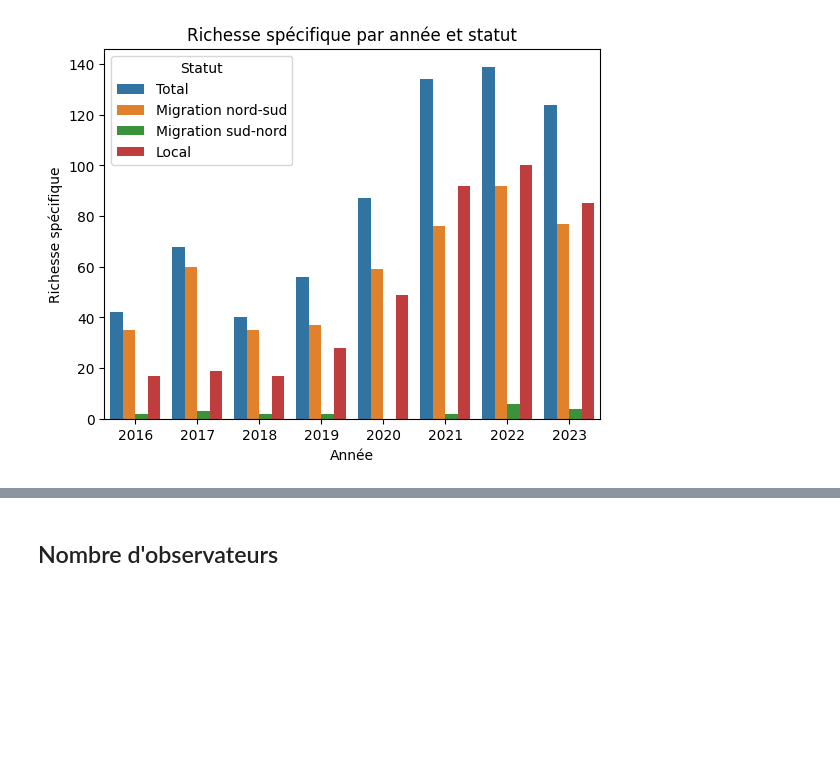
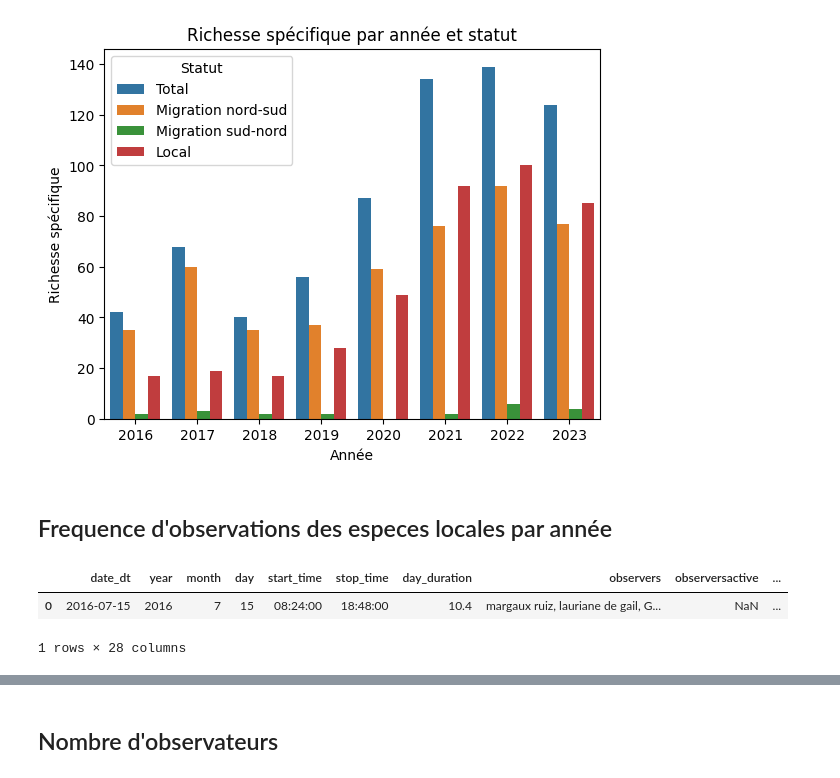
Before and after one commit to amelietatin/oiseaux_cols_libres, a Jupyter notebook: code/4_ocl_data_all_species_analysis.ipynb, the cells around one changed output, grey strips where cells are left out. Cells and saved outputs as stored; diff of their text form; code cells hidden in the pictures; blank space fills up the shorter version.

```diff
--- a/code/4_ocl_data_all_species_analysis.ipynb
+++ b/code/4_ocl_data_all_species_analysis.ipynb
@@ -61,3 +61,12 @@ species_richness
 richesse_specifique = sns.barplot(data=species_richness, x='year', y='Richesse spécifique', hue='Statut').set(xlabel ="Année", ylabel = "Richesse spécifique", title ="Richesse spécifique par année et statut")
 # %% [output]
 [figure]
+# %% [markdown]
+## Frequence d'observations des especes locales par année
+# %%
+# somme du nombre de jours observation par espece locale par an
+data_local.head(1)
+# %% [output]
+|  | date_dt | year | month | day | start_time | stop_time | day_duration | observers | observersactive | ... |
+| 0 | 2016-07-15 | 2016 | 7 | 15 | 08:24:00 | 18:48:00 | 10.4 | margaux ruiz, lauriane de gail, G... | NaN | ... |
+1 rows × 28 columns
```
Also changed, not shown: parts of 18 cells of this notebook.
